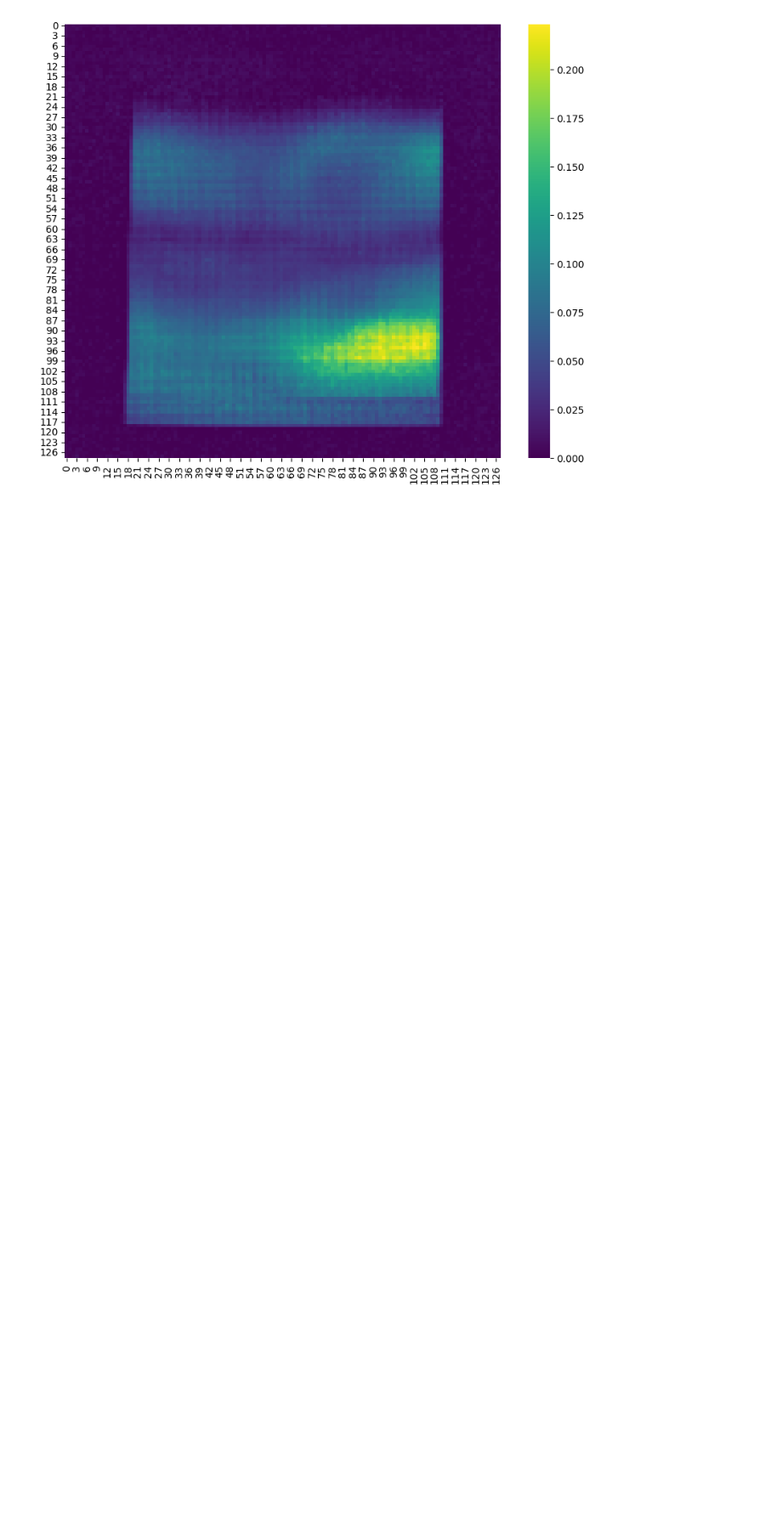
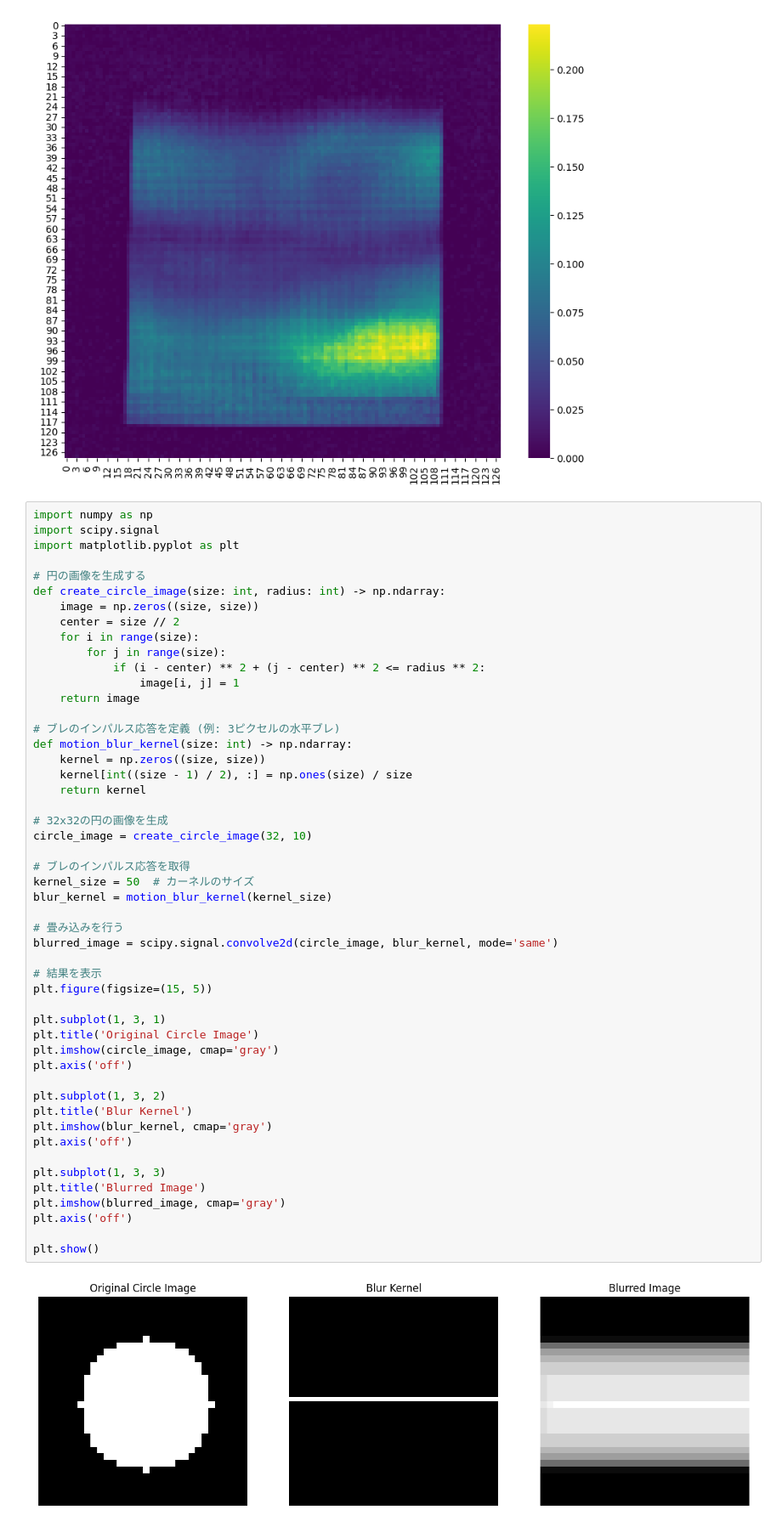
Before and after one commit to one-milli/labsrc, a Jupyter notebook: 2024-5-2.ipynb, the cells around one changed output. Shown at 85% size. Saved outputs shown, nothing was run; the diff lists cells and outputs as text; blank space fills up the shorter version.

```diff
--- a/2024-5-2.ipynb
+++ b/2024-5-2.ipynb
@@ -56,3 +56,55 @@ sns.heatmap(L1norm_array2, annot=False, cmap='viridis')
 <Axes: >
 [figure]
 [figure]
+# %%
+import numpy as np
+import scipy.signal
+import matplotlib.pyplot as plt
+
+# 円の画像を生成する
+def create_circle_image(size: int, radius: int) -> np.ndarray:
+    image = np.zeros((size, size))
+    center = size // 2
+    for i in range(size):
+        for j in range(size):
+            if (i - center) ** 2 + (j - center) ** 2 <= radius ** 2:
+                image[i, j] = 1
+    return image
+
+# ブレのインパルス応答を定義 (例: 3ピクセルの水平ブレ)
+def motion_blur_kernel(size: int) -> np.ndarray:
+    kernel = np.zeros((size, size))
+    kernel[int((size - 1) / 2), :] = np.ones(size) / size
+    return kernel
+
+# 32x32の円の画像を生成
+circle_image = create_circle_image(32, 10)
+
+# ブレのインパルス応答を取得
+kernel_size = 50  # カーネルのサイズ
+blur_kernel = motion_blur_kernel(kernel_size)
+
+# 畳み込みを行う
+blurred_image = scipy.signal.convolve2d(circle_image, blur_kernel, mode='same')
+
+# 結果を表示
+plt.figure(figsize=(15, 5))
+
+plt.subplot(1, 3, 1)
+plt.title('Original Circle Image')
+plt.imshow(circle_image, cmap='gray')
+plt.axis('off')
+
+plt.subplot(1, 3, 2)
+plt.title('Blur Kernel')
+plt.imshow(blur_kernel, cmap='gray')
+plt.axis('off')
+
+plt.subplot(1, 3, 3)
+plt.title('Blurred Image')
+plt.imshow(blurred_image, cmap='gray')
+plt.axis('off')
+
+plt.show()
+# %% [output]
+[figure, added]
```
Also changed, not shown: parts of 1 cell of this notebook.
